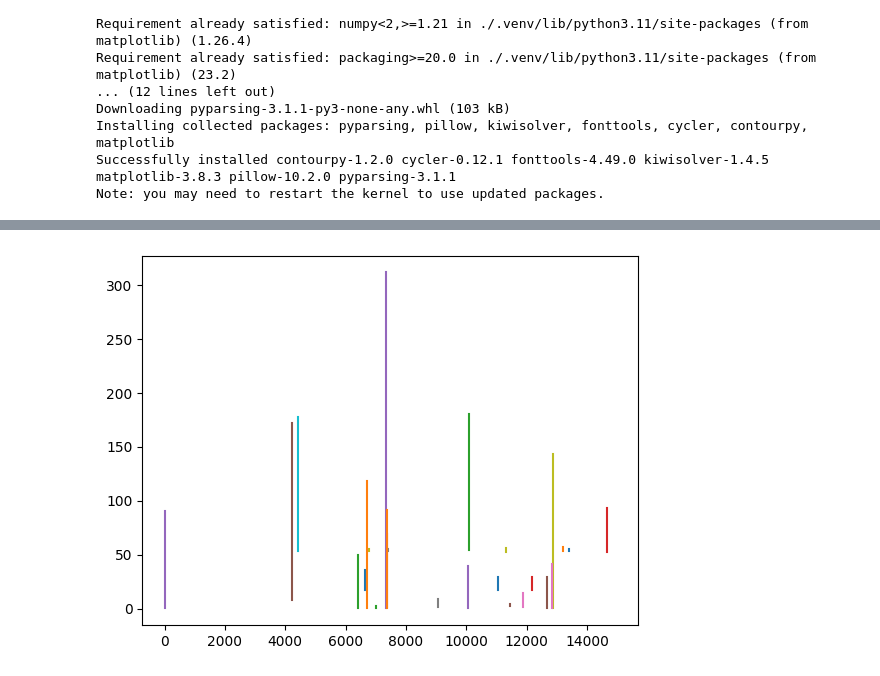
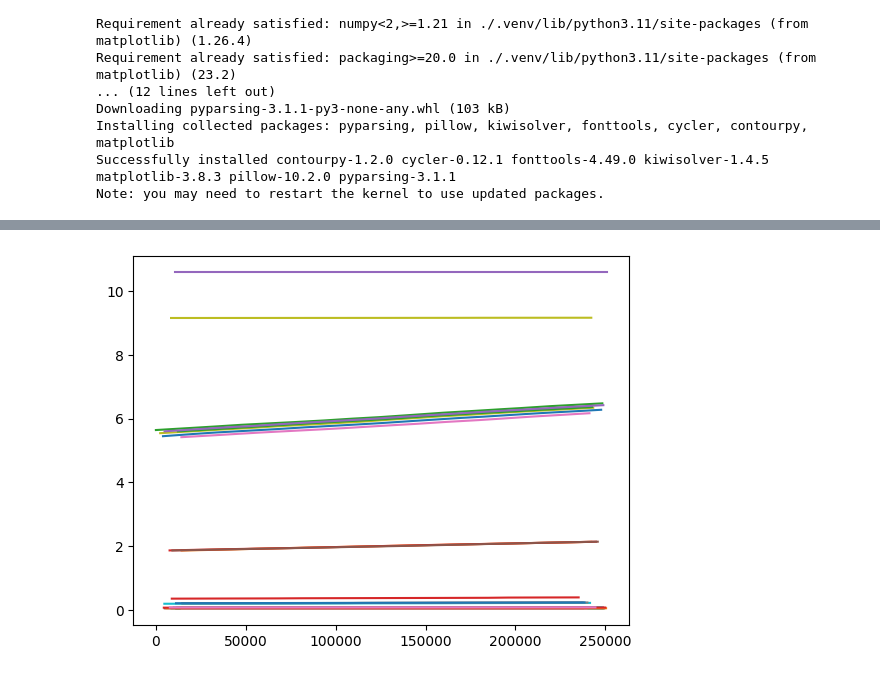
Before and after one commit to rozanfa/kubernetes-metric-collector, a Jupyter notebook: visualizer.ipynb, the cells around one changed output, grey strips where cells are left out. Cells and saved outputs as stored; diff of their text form; code cells hidden in the pictures.

```diff
--- a/visualizer.ipynb
+++ b/visualizer.ipynb
@@ -24,10 +24,13 @@ import matplotlib.pyplot as plt
 
 # Read the data from file
 df = pd.read_csv('pods.csv')
-df = df.loc[df['namespace'] == 'media-microservices'].reset_index(drop=True)
+df = df.loc[df['namespace'] == 'social-network'].reset_index(drop=True)
 # df['timestamp'] = pd.to_datetime(df['timestamp'], unit='ms')
-min_time = df['timestamp'].min()
-df['timestamp'] = df['timestamp'] - min_time
+min_cpu_time = df['cpu_timestamp'].min()
+df['cpu_timestamp'] = df['cpu_timestamp'] - min_cpu_time
+
+min_memory_time = df['memory_timestamp'].min()
+df['memory_timestamp'] = df['memory_timestamp'] - min_memory_time
 # %%
 df
 # %% [output]
@@ -62,2 +54,6 @@ Name: timestamp, Length: 4191, dtype: int64
 # %%
 pods = df['pod'].unique()
+# %%
+for pod in pods:
+    df_pod = df.loc[df['pod'] == pod]
+    plt.plot(df_pod['memory_timestamp'], df_pod['memory'], label=pod)
@@ -64,6 +62,6 @@ pods = df['pod'].unique()
 # %%
 for pod in pods:
     df_pod = df.loc[df['pod'] == pod]
-    plt.plot(df_pod['timestamp'], df_pod['cpu'], label=pod)
+    plt.plot(df_pod['cpu_timestamp'], df_pod['cpu'], label=pod)
 # %% [output]
-[figure, old version]
+[figure, new version]
```
Also changed, not shown: parts of 3 cells of this notebook, 13 other files.
